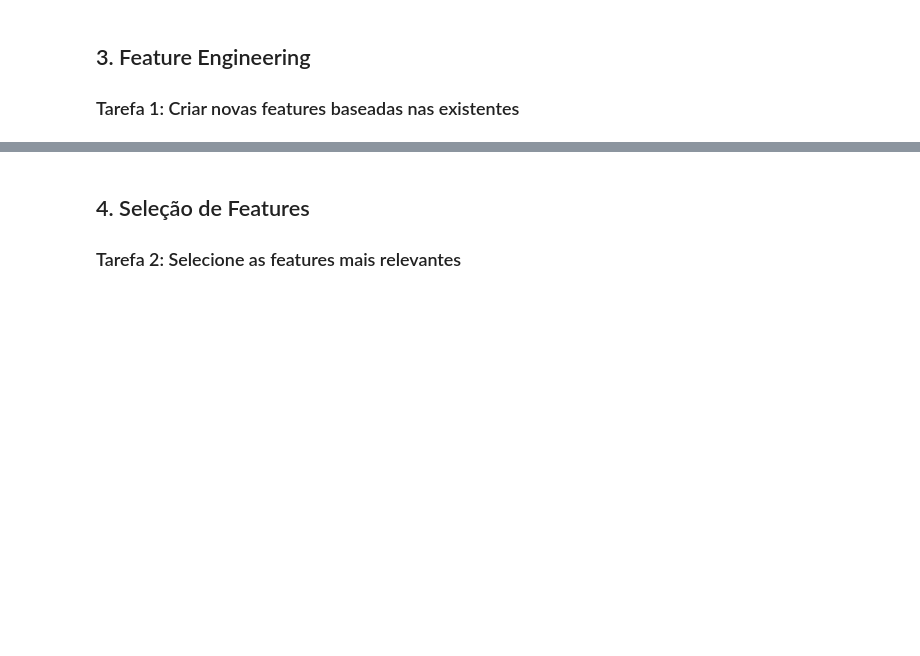
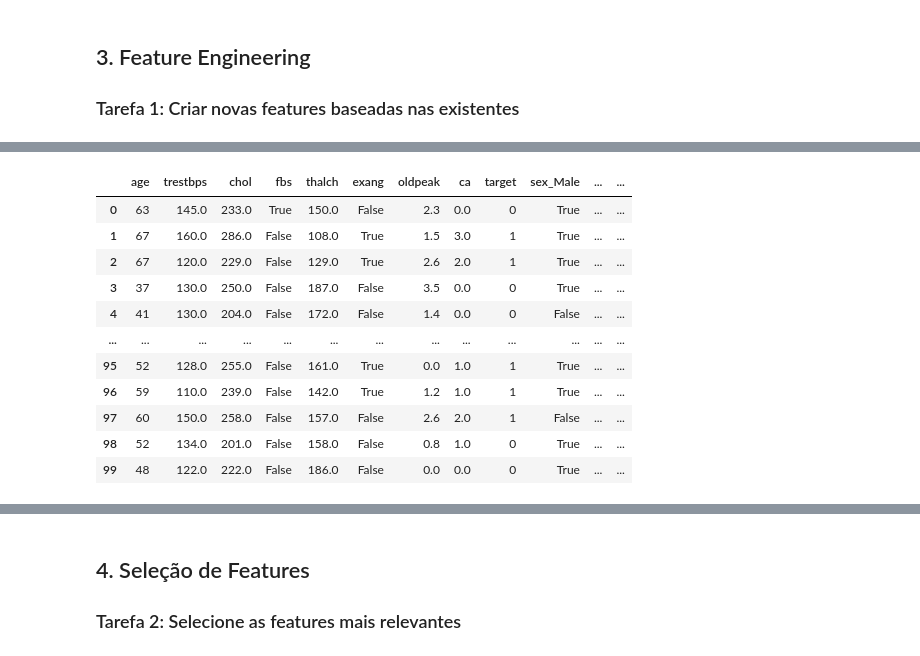
Before and after one commit to lfbraz/introducao-ciclo-de-vida-de-modelos, a Jupyter notebook: aula_03_desenvolvimento_engenharia/exercicio_engenharia_modelos.ipynb, the cells around one changed output, grey strips where cells are left out. Saved outputs shown, nothing was run; the diff lists cells and outputs as text; code cells hidden in the pictures; blank space fills up the shorter version.

```diff
--- a/aula_03_desenvolvimento_engenharia/exercicio_engenharia_modelos.ipynb
+++ b/aula_03_desenvolvimento_engenharia/exercicio_engenharia_modelos.ipynb
@@ -52,0 +40,19 @@ print(X.isnull().sum().sum())
+# %%
+# Carregar dataset pré-processado da Aula 2
+path = "../data/heart_disease_uci_preprocessed.csv"
+
+df = pd.read_csv(path)
+
+# Garantir coluna alvo presente e binária (já tratada na Aula 2)
+assert 'target' in df.columns, "Coluna 'target' não encontrada no dataset pré-processado."
+
+# Remover colunas de metadados se existirem
+for col in ['id', 'dataset']:
+    if col in df.columns:
+        df.drop(columns=[col], inplace=True)
+
+print(f"Dataset shape (pré-processado): {df.shape}")
+print("\nTarget (0=Sem doença, 1=Com doença):")
+print(df['target'].value_counts())
+
+df.head()
@@ -74,0 +98,58 @@ print(f"Novas features criadas: {X_engineered.shape[1] - X.shape[1]}")
+# %%
+# Criar features adicionais sobre o dataset já pré-processado (Aula 2)
+df_engineered = df.copy()
+
+# Garantir presença do alvo
+y = df_engineered['target']
+X = df_engineered.drop(columns=['target'])
+
+# Criar features adicionais
+eps = 1
+
+# Dar maior peso a idade (quadrática)
+df_engineered['age_squared'] = df_engineered['age'] ** 2
+
+# Relação colesterol/idade: pode indicar risco relativo
+df_engineered['cholesterol_to_age'] = df_engineered['chol'] / (df_engineered['age'] + eps)  # Evitar divisão por zero
+
+# Percentual da frequência cardíaca máxima alcançada (regra 220 - age)
+# Interpretação: quão próximo do máximo previsto o paciente chegou no esforço
+if 'thalch' in df_engineered.columns and 'age' in df_engineered.columns:
+    predicted_max_hr = (220 - df_engineered['age']).clip(lower=1)  # evita divisão por zero
+    df_engineered['max_hr_pct'] = df_engineered['thalch'] / (predicted_max_hr + eps)
+
+# Razão pressão/colesterol: pode sinalizar perfil de risco vascular relativo
+if 'trestbps' in df_engineered.columns and 'chol' in df_engineered.columns:
+    df_engineered['bp_chol_ratio'] = df_engineered['trestbps'] / (df_engineered['chol'] + 1)
+
+# Mapear flags booleanas/ binárias para 0/1
+if 'fbs' in df_engineered.columns:
+    df_engineered['fbs_flag'] = df_engineered['fbs'].astype(int)
+if 'exang' in df_engineered.columns:
+    df_engineered['exang_flag'] = df_engineered['exang'].astype(int)
+
+# Índice de estresse: relação entre frequência máxima alcançada e pressão de repouso
+# (indicador simples de capacidade cardiorrespiratória frente à pressão arterial)
+if 'thalch' in df_engineered.columns and 'trestbps' in df_engineered.columns:
+    df_engineered['stress_index'] = df_engineered['thalch'] / (df_engineered['trestbps'] + eps)
+
+# Década de idade (faixa etária simples, útil para interação e interpretação)
+if 'age' in df_engineered.columns:
+    df_engineered['age_decade'] = (df_engineered['age'] // 10).astype(int)
+
+# Interação idade x oldpeak: pacientes mais velhos com maior depressão ST têm maior risco
+if 'age' in df_engineered.columns and 'oldpeak' in df_engineered.columns:
+    df_engineered['risk_interaction'] = df_engineered['age'] * df_engineered['oldpeak']
+
+# Flag indicando depressão ST elevada (threshold pragmático)
+if 'oldpeak' in df_engineered.columns:
+    df_engineered['high_st_depression_flag'] = (df_engineered['oldpeak'] > 1.0).astype(int)
+
+# Conferência rápida das novas features adicionadas
+new_feats = ['fbs_flag', 'exang_flag', 'bp_chol_ratio', 'max_hr_pct',
+             'stress_index', 'age_decade', 'risk_interaction', 'high_st_depression_flag']
+present = [c for c in new_feats if c in df_engineered.columns]
+print(f"Novas features adicionadas ({len(present)}): {present}")
+
+df_engineered.head(100)
+# %% [output]
@@ -74,0 +157,12 @@ print(f"Novas features criadas: {X_engineered.shape[1] - X.shape[1]}")
+|  | age | trestbps | chol | fbs | thalch | exang | oldpeak | ca | target | sex_Male | ... | ... |
+| 0 | 63 | 145.0 | 233.0 | True | 150.0 | False | 2.3 | 0.0 | 0 | True | ... | ... |
+| 1 | 67 | 160.0 | 286.0 | False | 108.0 | True | 1.5 | 3.0 | 1 | True | ... | ... |
+| 2 | 67 | 120.0 | 229.0 | False | 129.0 | True | 2.6 | 2.0 | 1 | True | ... | ... |
+| 3 | 37 | 130.0 | 250.0 | False | 187.0 | False | 3.5 | 0.0 | 0 | True | ... | ... |
+| 4 | 41 | 130.0 | 204.0 | False | 172.0 | False | 1.4 | 0.0 | 0 | False | ... | ... |
+| ... | ... | ... | ... | ... | ... | ... | ... | ... | ... | ... | ... | ... |
+| 95 | 52 | 128.0 | 255.0 | False | 161.0 | True | 0.0 | 1.0 | 1 | True | ... | ... |
+| 96 | 59 | 110.0 | 239.0 | False | 142.0 | True | 1.2 | 1.0 | 1 | True | ... | ... |
+| 97 | 60 | 150.0 | 258.0 | False | 157.0 | False | 2.6 | 2.0 | 1 | False | ... | ... |
+| 98 | 52 | 134.0 | 201.0 | False | 158.0 | False | 0.8 | 1.0 | 0 | True | ... | ... |
+| 99 | 48 | 122.0 | 222.0 | False | 186.0 | False | 0.0 | 0.0 | 0 | True | ... | ... |
```
Also changed, not shown: parts of 33 cells of this notebook, 5 other files.
